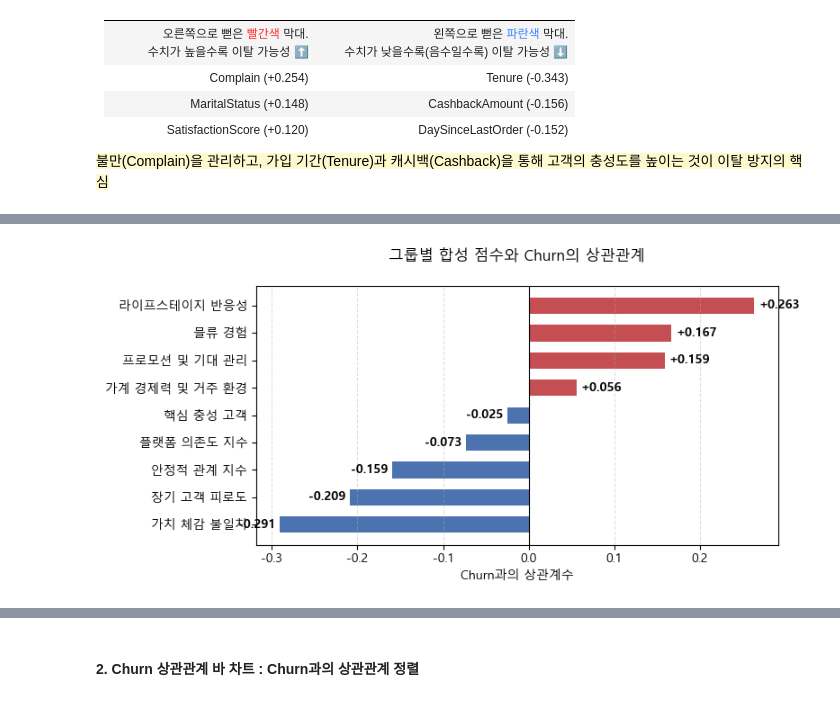
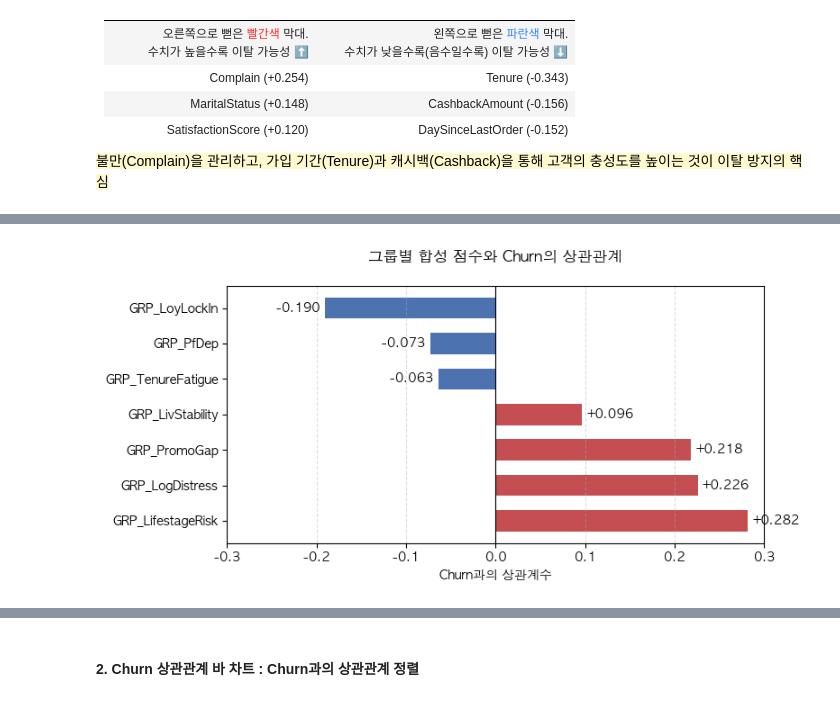
Before and after one commit to SKNETWORKS-FAMILY-AICAMP/SKN28-2nd-4Team, a Jupyter notebook: back_research/전하영/notebooks/Preprocessing.ipynb, the cells around one changed output, grey strips where cells are left out. Cells and saved outputs as stored; diff of their text form; code cells hidden in the pictures.

```diff
--- a/back_research/전하영/notebooks/Preprocessing.ipynb
+++ b/back_research/전하영/notebooks/Preprocessing.ipynb
@@ -1437,63 +1423,73 @@ Tenure                        -0.343
 # %%
 # ════════════════════════════════════════════════════════════════════
 # 그룹 합성 점수 → Churn 상관관계
-# 각 그룹의 변수들을 표준화 후 평균 → 그룹 합성 점수(1컬럼)로 만들어
-# 각 그룹이 Churn과 얼마나 상관되는지 비교
 # ════════════════════════════════════════════════════════════════════
 
-var_groups = {
-    "라이프스테이지 반응성": ["MaritalStatus", "Complain"],
-    "프로모션 및 기대 관리": ["CouponUsed_log", "SatisfactionScore", "Complain"],
-    "장기 고객 피로도": ["Tenure", "Complain"],
-    "믈류 경험": ["WarehouseToHome", "Complain"],
-    "핵심 충성 고객": ["CashbackAmount", "SatisfactionScore"],
-    "가치 체감 불일치": ["Tenure", "CashbackAmount"],
-    "안정적 관계 지수": ["Tenure", "SatisfactionScore"],
-    "가계 경제력 및 거주 환경": ["CityTier_1","CityTier_2","CityTier_3", "NumberOfAddress"],
-    "플랫폼 의존도 지수": ["DaySinceLastOrder", "OrderCount_log", "CouponUsed_log"],
-}
+def create_group_features(df_input, scaler_dict=None, fit=False):
+    df_temp = df_input.copy()
 
-# 그룹별 평균 컬럼을 담을 데이터프레임 생성
-var_groups_score_df = pd.DataFrame()
+    if 'MaritalStatus' in df_temp.columns and df_temp['MaritalStatus'].dtype == object:
+        df_temp['MaritalStatus'] = df_temp['MaritalStatus'].map({'Single': 0, 'Married': 1, 'Divorced': 2})
 
-for grp_name, cols in var_groups.items():
-    clean_name = grp_name.replace("\n", " ")
-    # 그룹 내 변수들의 평균을 계산하여 하나의 컬럼으로 생성
-    var_groups_score_df[clean_name] = X_train[cols].mean(axis=1)
+    groups = {
+        'GRP_LifestageRisk': ['MaritalStatus', 'Complain'],
+        'GRP_PromoGap':      ['CouponUsed_log', 'SatisfactionScore', 'Complain'],
+        'GRP_TenureFatigue': ['Tenure', 'Complain'],
+        'GRP_LogDistress':   ['WarehouseToHome', 'Complain'],
+        'GRP_LoyLockIn':     ['Tenure', 'CashbackAmount', 'SatisfactionScore'],
+        'GRP_LivStability':  ['CityTier_2', 'CityTier_3', 'NumberOfAddress'],
+        'GRP_PfDep':         ['DaySinceLastOrder', 'OrderCount_log', 'CouponUsed_log'],
+    }
 
-# Churn 추가 및 상관관계 계산
-var_groups_score_df['Churn'] = df['Churn']
-group_corr = var_groups_score_df.corr()['Churn'].drop('Churn').sort_values(ascending=True) # 아래에서 위로 그리기 위해 오름차순
+    if scaler_dict is None:
+        scaler_dict = {}
 
-# 시각화 (가로 막대 그래프)
+    df_res = pd.DataFrame(index=df_input.index)
+    for grp_name, cols in groups.items():
+        if fit:
+            scaler = StandardScaler()
+            scaled = scaler.fit_transform(df_temp[cols])
+            scaler_dict[grp_name] = scaler
+        else:
+            scaled = scaler_dict[grp_name].transform(df_temp[cols])
+        df_res[grp_name] = scaled.mean(axis=1)
+
+    return df_res, scaler_dict
+
+# 사용
+# ── Step 1: train으로 fit하고 상관관계 시각화 ──
+train_groups, scalers = create_group_features(X_train, fit=True)
+
+temp_for_corr = pd.concat([train_groups, y_train], axis=1)
+group_corr = temp_for_corr.corr()['Churn'].drop('Churn').sort_values(ascending=False)
+
+# 시각화
 plt.figure(figsize=(8, 4))
-
-# 상관계수 값에 따라 색상 지정 (양수는 붉은 계열, 음수는 푸른 계열)
 colors = ["#C44E52" if x > 0 else "#4C72B0" for x in group_corr.values]
-
 bars = plt.barh(group_corr.index, group_corr.values, color=colors, height=0.6)
-
-# 막대 끝에 수치 표시
 for bar in bars:
     width = bar.get_width()
     label_x_pos = width + 0.005 if width >= 0 else width - 0.005
     plt.text(label_x_pos, bar.get_y() + bar.get_height()/2,
-             f'{width:+.3f}',
-             va='center',
+             f'{width:+.3f}', va='center',
              ha='left' if width >= 0 else 'right',
              fontsize=10, fontweight='bold')
-
-plt.axvline(0, color='black', linewidth=0.8) # 기준선
+plt.axvline(0, color='black', linewidth=0.8)
+plt.xlim(-0.3, 0.3)  # 이 줄 추가
 plt.title('그룹별 합성 점수와 Churn의 상관관계', fontsize=12, pad=20)
 plt.xlabel('Churn과의 상관계수')
 plt.grid(axis='x', linestyle='--', alpha=0.4)
 plt.tight_layout()
-
 plt.show()
 
-# 수치 결과 출력
-print("📋 그룹별 Churn 상관관계 요약:")
-df_group_corr = pd.DataFrame(group_corr.sort_values(ascending=False).T.round(3))
-display(df_group_corr)
+# ── Step 2: 실제 데이터셋에 그룹 변수 합치기 (scalers 재사용) ──
+val_groups,  _ = create_group_features(X_val,  scaler_dict=scalers)
+test_groups, _ = create_group_features(X_test, scaler_dict=scalers)
+
+X_train = pd.concat([X_train, train_groups], axis=1)
+X_val   = pd.concat([X_val,   val_groups],   axis=1)
+X_test  = pd.concat([X_test,  test_groups],  axis=1)
+
+print(f"현재 X_train 컬럼 수: {len(X_train.columns)}개")
 # %% [output]
-[figure, old version]
+[figure, new version]
```
Also changed, not shown: parts of 25 cells of this notebook.
